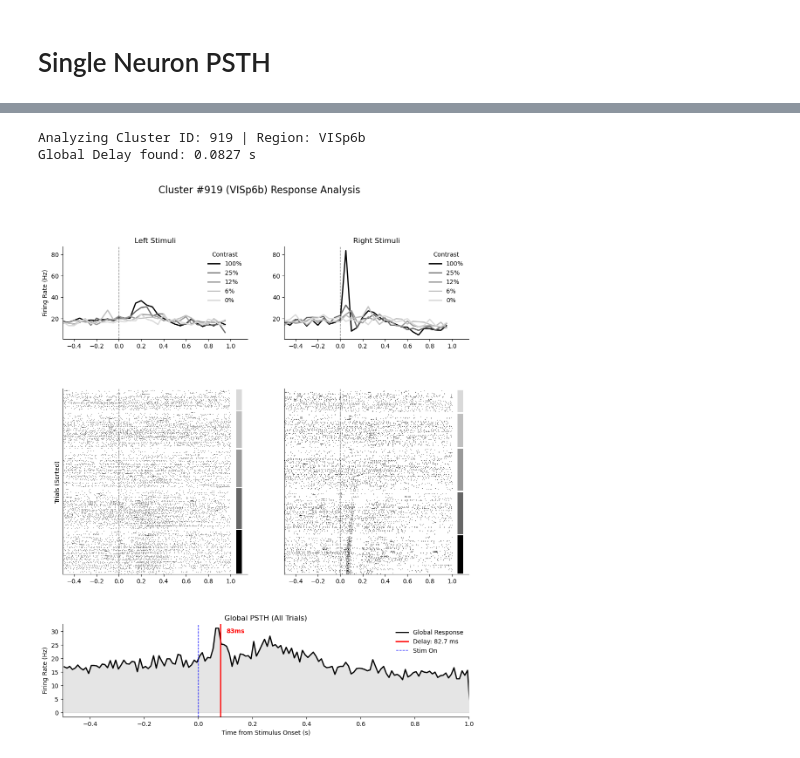
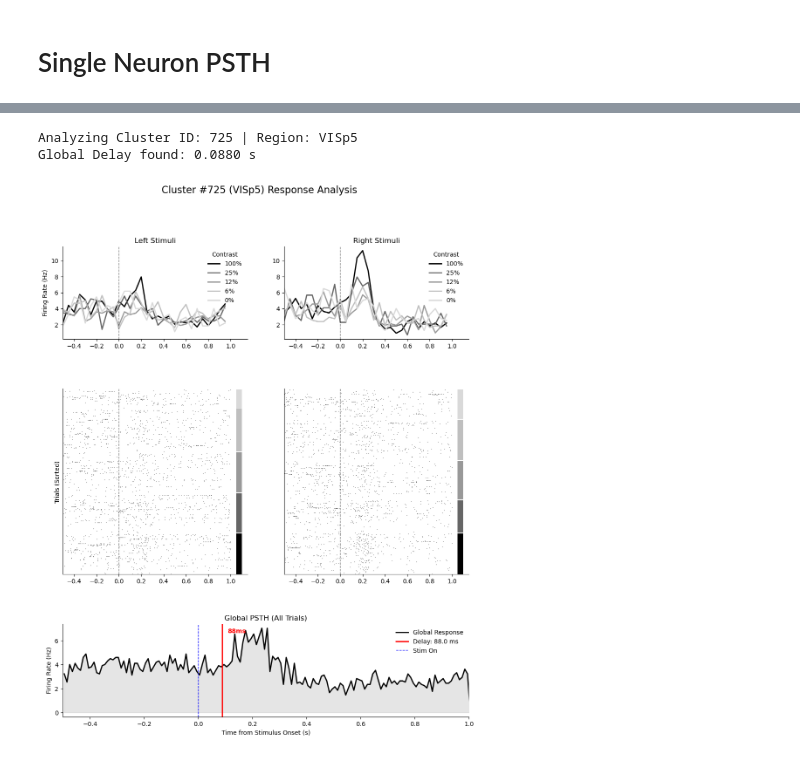
Before and after one commit to bahramani/ibl-task-sequences, a Jupyter notebook: notebooks/00_ibl_task_seq_overview.ipynb, the cells around one changed output, grey strips where cells are left out. Cells and saved outputs as stored; diff of their text form; code cells hidden in the pictures.

```diff
--- a/notebooks/00_ibl_task_seq_overview.ipynb
+++ b/notebooks/00_ibl_task_seq_overview.ipynb
@@ -924,7 +943,7 @@ from scipy.ndimage import gaussian_filter1d
 # CONFIGURATION
 # ==========================================
 CONFIG = {
-    'NEURON_TO_PLOT': 919,          # DIRECT CLUSTER ID (The specific ID label of the neuron)
+    'NEURON_TO_PLOT': 725,          # DIRECT CLUSTER ID (The specific ID label of the neuron)
     'RASTER_WINDOW_PRE': 0.5,       # Seconds before Stim On
     'RASTER_WINDOW_POST': 1.0,      # Seconds after Stim On
     'BIN_SIZE': 0.05,               # Bin size for PSTH (s)
@@ -1131,36 +1150,36 @@ if len(all_events) > 0:
         bin_centers = (bins_global[:-1] + bins_global[1:]) / 2
         ax_global.plot(bin_centers, fr_global, color='k', linewidth=2, label='Global Response')
         ax_global.fill_between(bin_centers, fr_global, color='gray', alpha=0.2)
 
         # --- Plot Delay Line ---
         if not np.isnan(unit_delay):
             # Draw vertical red line
             ax_global.axvline(unit_delay, color='red', linestyle='-', linewidth=2, label=f'Delay: {unit_delay*1000:.1f} ms')
             # Add text
             ymax = ax_global.get_ylim()[1]
             if ymax > 0: # Avoid error if flat line
                 ax_global.text(unit_delay + 0.02, ymax*0.9, f'{unit_delay*1000:.0f}ms', color='red', fontsize=10, fontweight='bold')
 
     # Formatting
     ax_global.axvline(0, color='blue', linestyle='--', linewidth=1, label='Stim On')
     ax_global.set_ylabel('Firing Rate (Hz)')
     ax_global.set_xlabel('Time from Stimulus Onset (s)')
     ax_global.set_title('Global PSTH (All Trials)')
     ax_global.legend(loc='upper right', frameon=False)
     ax_global.spines['top'].set_visible(False)
     ax_global.spines['right'].set_visible(False)
     ax_global.set_xlim(-CONFIG['RASTER_WINDOW_PRE'], CONFIG['RASTER_WINDOW_POST'])
 
 else:
     ax_global.text(0.5, 0.5, "No valid trials found", ha='center')
 
 # Final Title & Show
 plt.suptitle(f'Cluster #{target_cluster_id} ({target_acronym}) Response Analysis', fontsize=16)
 plt.show()
 # %% [output]
-Analyzing Cluster ID: 919 | Region: VISp6b
-Global Delay found: 0.0827 s
+Analyzing Cluster ID: 725 | Region: VISp5
+Global Delay found: 0.0880 s
-[figure, old version]
+[figure, new version]
 # %%
 import matplotlib.pyplot as plt
 import numpy as np
```
Also changed, not shown: parts of 10 cells of this notebook, 1 other file.
